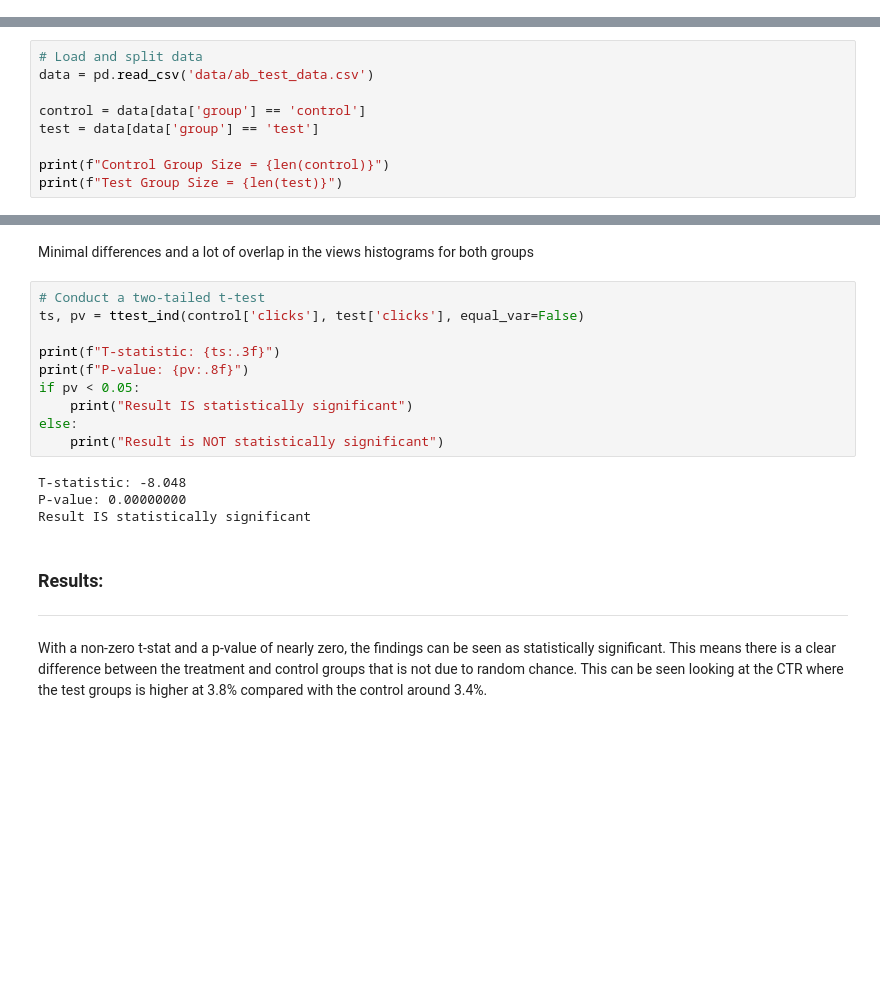
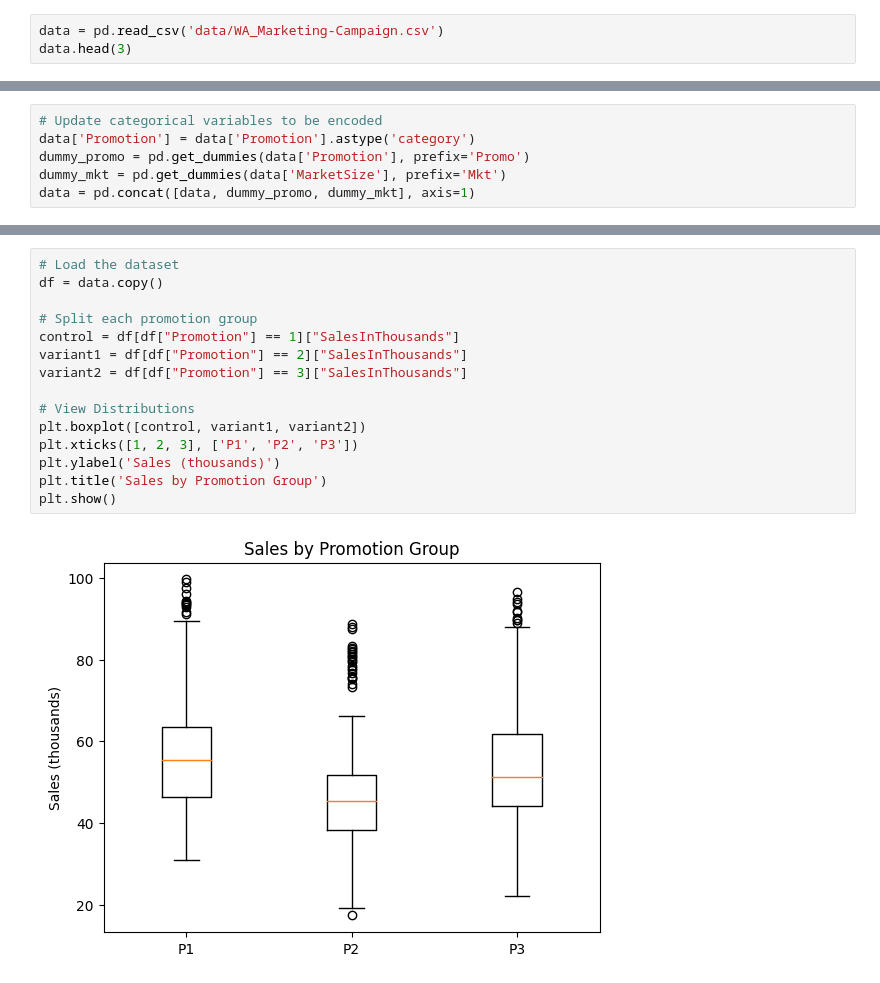
Before and after one commit to ty-martz/user-analytics, a Jupyter notebook: product-analytics/ab_test.ipynb, the cells around one changed output, grey strips where cells are left out. Drawn from its saved outputs; the diff is of its cells as text; blank space fills up the shorter version.

Commit message:
update ab test with new data and notebook

```diff
--- a/product-analytics/ab_test.ipynb
+++ b/product-analytics/ab_test.ipynb
@@ -0,0 +11,3 @@
+# %%
+data = pd.read_csv('data/WA_Marketing-Campaign.csv')
+data.head(3)
@@ -0,0 +60,6 @@
+# %%
+# Update categorical variables to be encoded
+data['Promotion'] = data['Promotion'].astype('category')
+dummy_promo = pd.get_dummies(data['Promotion'], prefix='Promo')
+dummy_mkt = pd.get_dummies(data['MarketSize'], prefix='Mkt')
+data = pd.concat([data, dummy_promo, dummy_mkt], axis=1)
@@ -8,9 +99,0 @@ from helpers import print_group_stats, plot_histograms
-# %%
-# Load and split data
-data = pd.read_csv('data/ab_test_data.csv')
-
-control = data[data['group'] == 'control']
-test = data[data['group'] == 'test']
-
-print(f"Control Group Size = {len(control)}")
-print(f"Test Group Size = {len(test)}")
@@ -47,21 +100,17 @@ plot_histograms(control[control[metric] < 15][metric], test[test[metric] < 15][m
-# %% [markdown]
-Minimal differences and a lot of overlap in the views histograms for both groups
-# %%
-# Conduct a two-tailed t-test
-ts, pv = ttest_ind(control['clicks'], test['clicks'], equal_var=False)
-
-print(f"T-statistic: {ts:.3f}")
-print(f"P-value: {pv:.8f}")
-if pv < 0.05:
-    print("Result IS statistically significant")
-else:
-    print("Result is NOT statistically significant")
-# %% [output]
-T-statistic: -8.048
-P-value: 0.00000000
-Result IS statistically significant
-# %% [markdown]
-### Results:
----
-
-With a non-zero t-stat and a p-value of nearly zero, the findings can be seen as statistically significant. This means there is a clear difference between the treatment and control groups that is not due to random chance. This can be seen looking at the CTR where the test groups is higher at 3.8% compared with the control around 3.4%.
+# %%
+# Load the dataset
+df = data.copy()
+
+# Split each promotion group
+control = df[df["Promotion"] == 1]["SalesInThousands"]
+variant1 = df[df["Promotion"] == 2]["SalesInThousands"]
+variant2 = df[df["Promotion"] == 3]["SalesInThousands"]
+
+# View Distributions
+plt.boxplot([control, variant1, variant2])
+plt.xticks([1, 2, 3], ['P1', 'P2', 'P3'])
+plt.ylabel('Sales (thousands)')
+plt.title('Sales by Promotion Group')
+plt.show()
+# %% [output]
+[figure, added]
```
Also changed, not shown: parts of 19 cells of this notebook.
